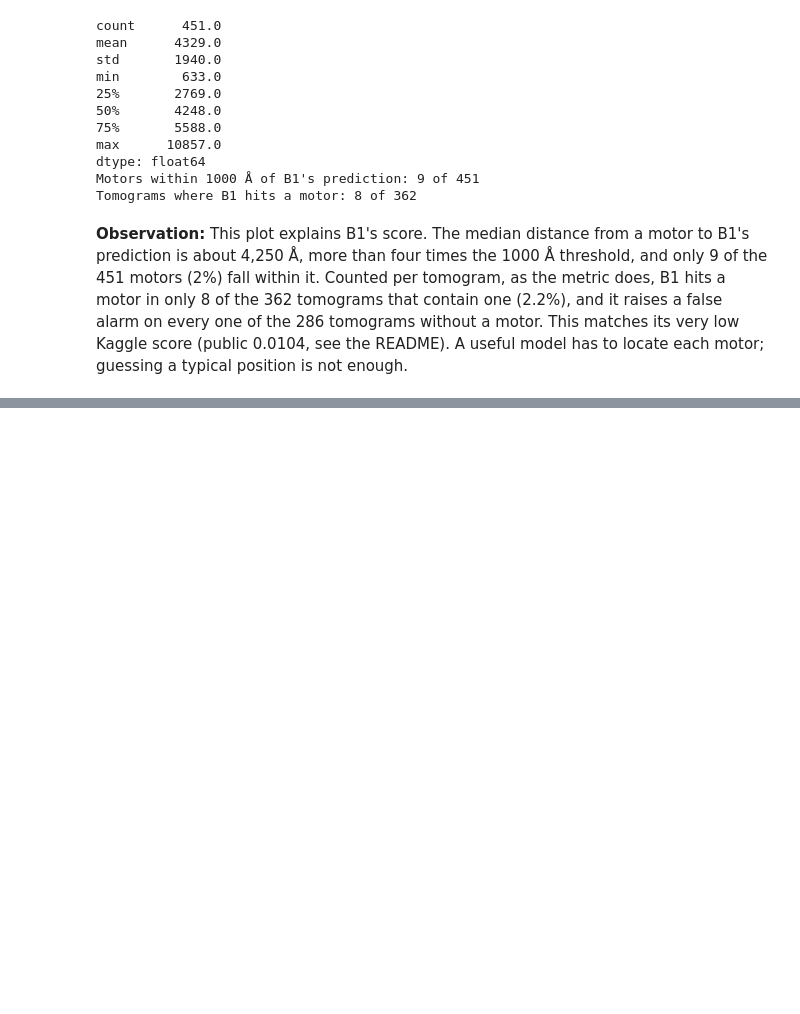
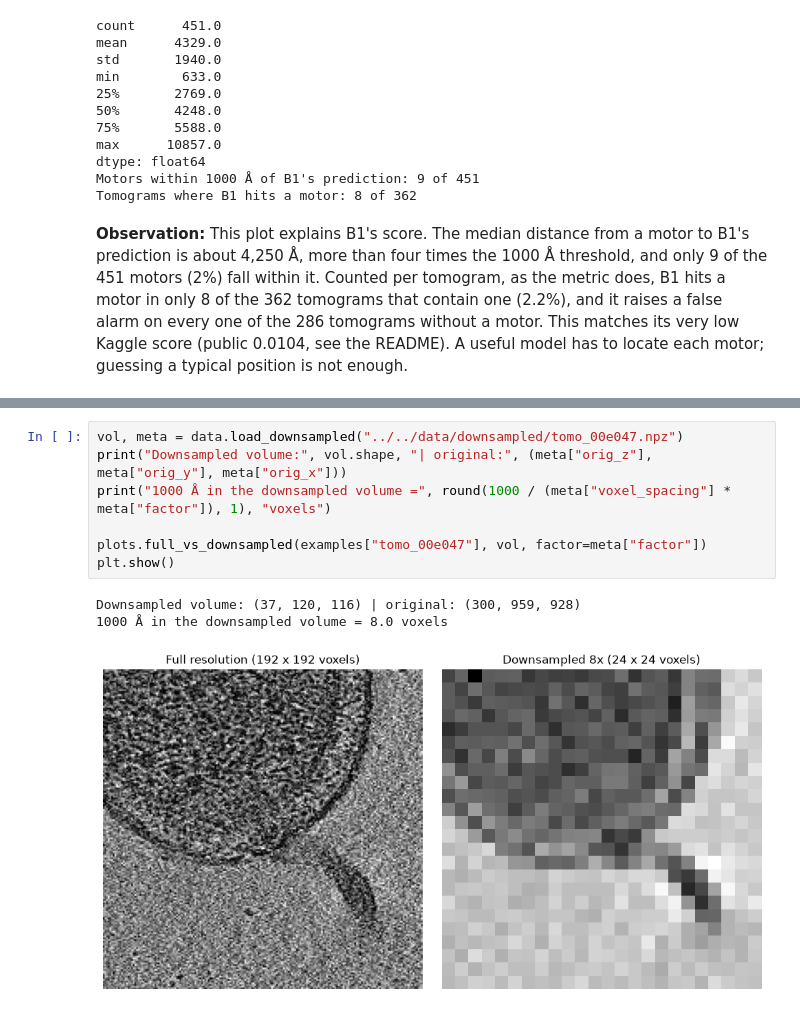
Before and after one commit to ceng313-2026/GROUP10_CENG313, a Jupyter notebook: notebooks/drafts/kaan_eda.ipynb, the cells around one changed output, grey strips where cells are left out. Drawn from its saved outputs; the diff is of its cells as text; blank space fills up the shorter version.

```diff
--- a/notebooks/drafts/kaan_eda.ipynb
+++ b/notebooks/drafts/kaan_eda.ipynb
@@ -228,0 +252,11 @@ Tomograms where B1 hits a motor: 8 of 362
+# %%
+vol, meta = data.load_downsampled("../../data/downsampled/tomo_00e047.npz")
+print("Downsampled volume:", vol.shape, "| original:", (meta["orig_z"], meta["orig_y"], meta["orig_x"]))
+print("1000 Å in the downsampled volume =", round(1000 / (meta["voxel_spacing"] * meta["factor"]), 1), "voxels")
+
+plots.full_vs_downsampled(examples["tomo_00e047"], vol, factor=meta["factor"])
+plt.show()
+# %% [output]
+Downsampled volume: (37, 120, 116) | original: (300, 959, 928)
+1000 Å in the downsampled volume = 8.0 voxels
+[figure, added]
```
Also changed, not shown: parts of 10 cells of this notebook, 1 other file.
